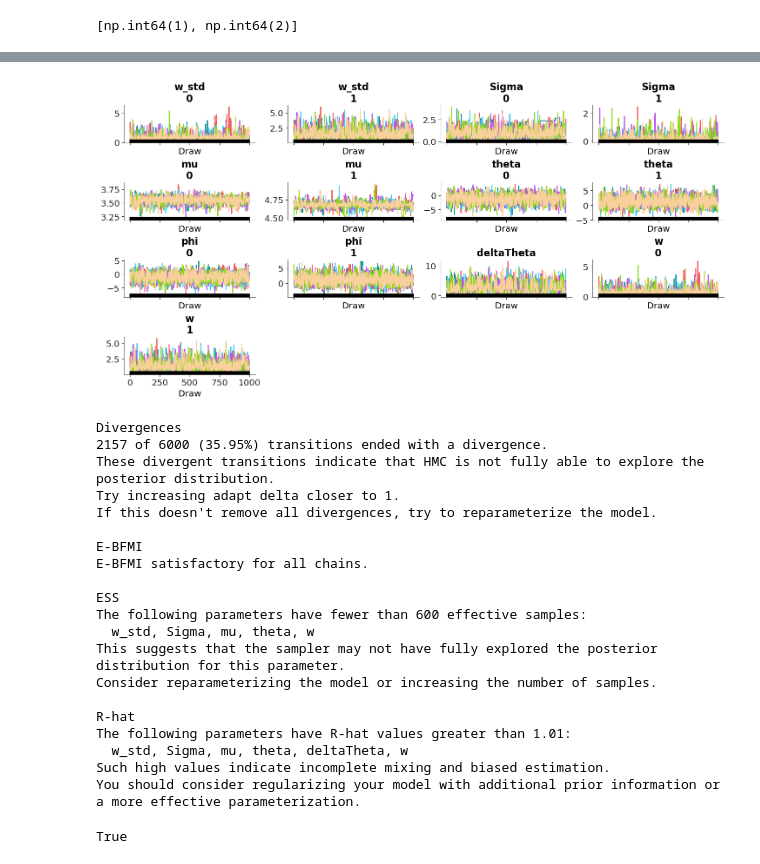
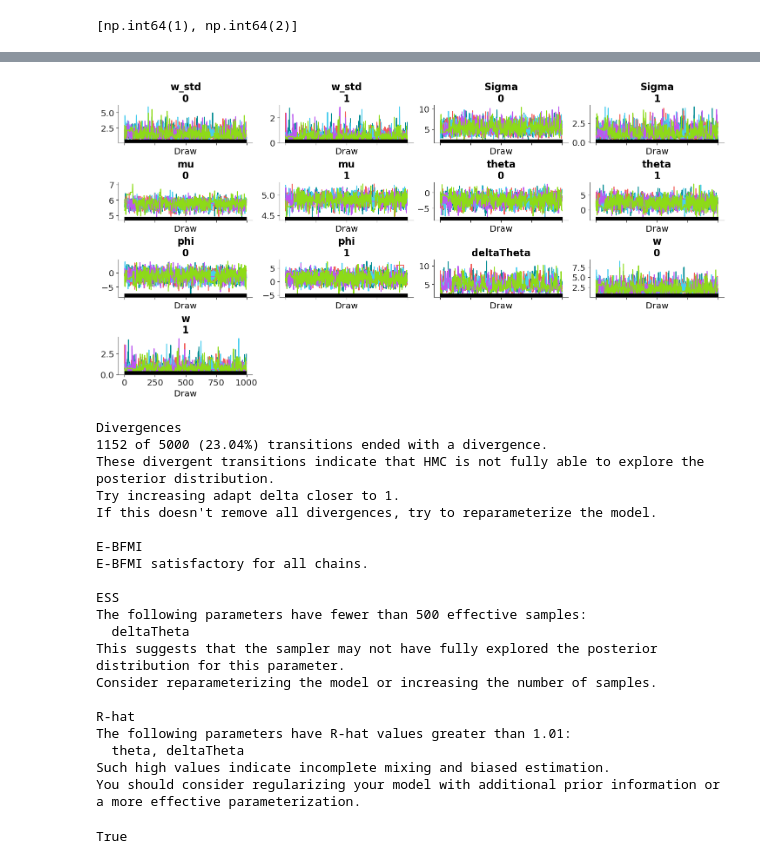
Before and after one commit to shihchingfu/mogptk-examples, a Jupyter notebook: D2-Q1-moskgp.ipynb, the cells around one changed output, grey strips where cells are left out. Saved outputs shown, nothing was run; the diff lists cells and outputs as text; code cells hidden in the pictures.

```diff
--- a/D2-Q1-moskgp.ipynb
+++ b/D2-Q1-moskgp.ipynb
@@ -177,15 +177,15 @@ Group: /posterior
         deltaTheta   float64 8B 1.014
         w            (w_dim_0) float64 16B 1.019 1.014
 # %%
-selected_chains = [0,1,2,3,4,5]
+selected_chains = [0,1,2,3,5]
 az.plot_trace(trace.sel(chain = selected_chains));
 # %% [output]
-[figure, old version]
+[figure, new version]
 # %%
 az.diagnose(trace.sel(chain = selected_chains))
 # %% [output]
 Divergences
-2157 of 6000 (35.95%) transitions ended with a divergence.
+1152 of 5000 (23.04%) transitions ended with a divergence.
 These divergent transitions indicate that HMC is not fully able to explore the posterior distribution.
 Try increasing adapt delta closer to 1.
 If this doesn't remove all divergences, try to reparameterize the model.
@@ -194,14 +194,14 @@ E-BFMI
 E-BFMI satisfactory for all chains.
 
 ESS
-The following parameters have fewer than 600 effective samples:
-  w_std, Sigma, mu, theta, w
+The following parameters have fewer than 500 effective samples:
+  deltaTheta
 This suggests that the sampler may not have fully explored the posterior distribution for this parameter.
 Consider reparameterizing the model or increasing the number of samples.
 
 R-hat
 The following parameters have R-hat values greater than 1.01:
-  w_std, Sigma, mu, theta, deltaTheta, w
+  theta, deltaTheta
 Such high values indicate incomplete mixing and biased estimation.
 You should consider regularizing your model with additional prior information or a more effective parameterization.
 True
```
Also changed, not shown: parts of 11 cells of this notebook, 1 other file.
